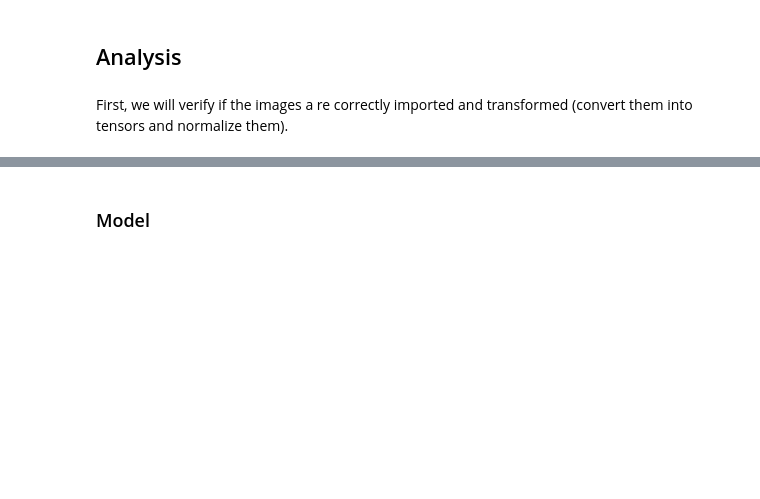
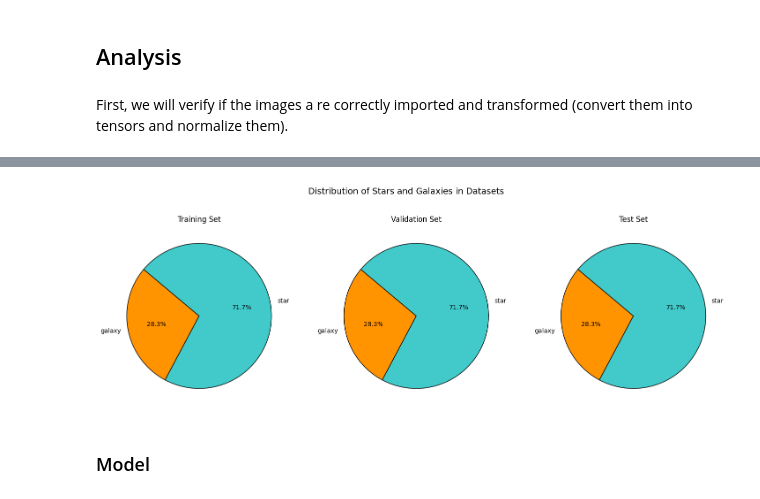
Before and after one commit to Gonzatorra/bigDataAstronomy, a Jupyter notebook: process.ipynb, the cells around one changed output, grey strips where cells are left out. Drawn from its saved outputs; the diff is of its cells as text; code cells hidden in the pictures; blank space fills up the shorter version.

```diff
--- a/process.ipynb
+++ b/process.ipynb
@@ -566,10 +571,12 @@ transform = transforms.Compose([
 # Cargar los conjuntos de datos de entrenamiento y prueba
 train_dataset = datasets.ImageFolder(root=config.IMAGES_PATH+"/train", transform=transform)
 test_dataset = datasets.ImageFolder(root=config.IMAGES_PATH+"/test", transform=transform)
+validation_dataset = datasets.ImageFolder(root=config.IMAGES_PATH+"/validation", transform=transform)
 
 # Crear los DataLoaders
 train_loader = DataLoader(train_dataset, batch_size=32, shuffle=True)
 test_loader = DataLoader(test_dataset, batch_size=32, shuffle=False)
+validation_loader = DataLoader(validation_dataset, batch_size=32, shuffle=False)
 # %% [markdown]
 ## Analysis
 # %% [markdown]
@@ -646,3 +692,57 @@ plt.show()
+# %%
+import matplotlib.pyplot as plt
+import pandas as pd
+
+# Función para contar imágenes y generar DataFrame
+def get_class_counts(dataset):
+    class_names = dataset.classes  # Lista con nombres de clases
+    class_counts = {class_name: 0 for class_name in class_names}  # Diccionario para contar imágenes
+
+    # Contar imágenes por clase
+    for _, label in dataset.samples:  # Lista (image_path, label)
+        class_name = class_names[label]
+        class_counts[class_name] += 1  # Contar la cantidad de objetos por clase
+
+    # Convertir en DataFrame y calcular porcentajes
+    data = pd.DataFrame({
+        "Type": list(class_counts.keys()),
+        "Count": list(class_counts.values())
+    })
+    data["Percentage"] = (data["Count"] / data["Count"].sum()) * 100
+
+    return data
+
+# Obtener los DataFrames para cada conjunto
+train_data = get_class_counts(train_dataset)
+val_data = get_class_counts(validation_dataset)
+test_data = get_class_counts(test_dataset)
+
+# Crear subplots
+fig, axes = plt.subplots(1, 3, figsize=(18, 6))
+
+# Colores personalizados
+colors = ["#42c9c9", "#ff9300"]
+
+# Lista de datasets y títulos
+datasets = [(train_data, "Training Set"), (val_data, "Validation Set"), (test_data, "Test Set")]
+
+# Graficar cada dataset en su subplot
+for ax, (data, title) in zip(axes, datasets):
+    ax.pie(
+        data["Count"],
+        labels=data["Type"],
+        autopct="%1.1f%%",
+        colors=colors,
+        startangle=140,
+        wedgeprops={"edgecolor": "black"}
+    )
+    ax.set_title(title)
+
+# Título general
+plt.suptitle("Distribution of Stars and Galaxies in Datasets", fontsize=14)
+plt.show()
+# %% [output]
+[figure, added]
 # %% [markdown]
 ### Model
 # %% [markdown]
```
Also changed, not shown: parts of 11 cells of this notebook, 15 other files.
